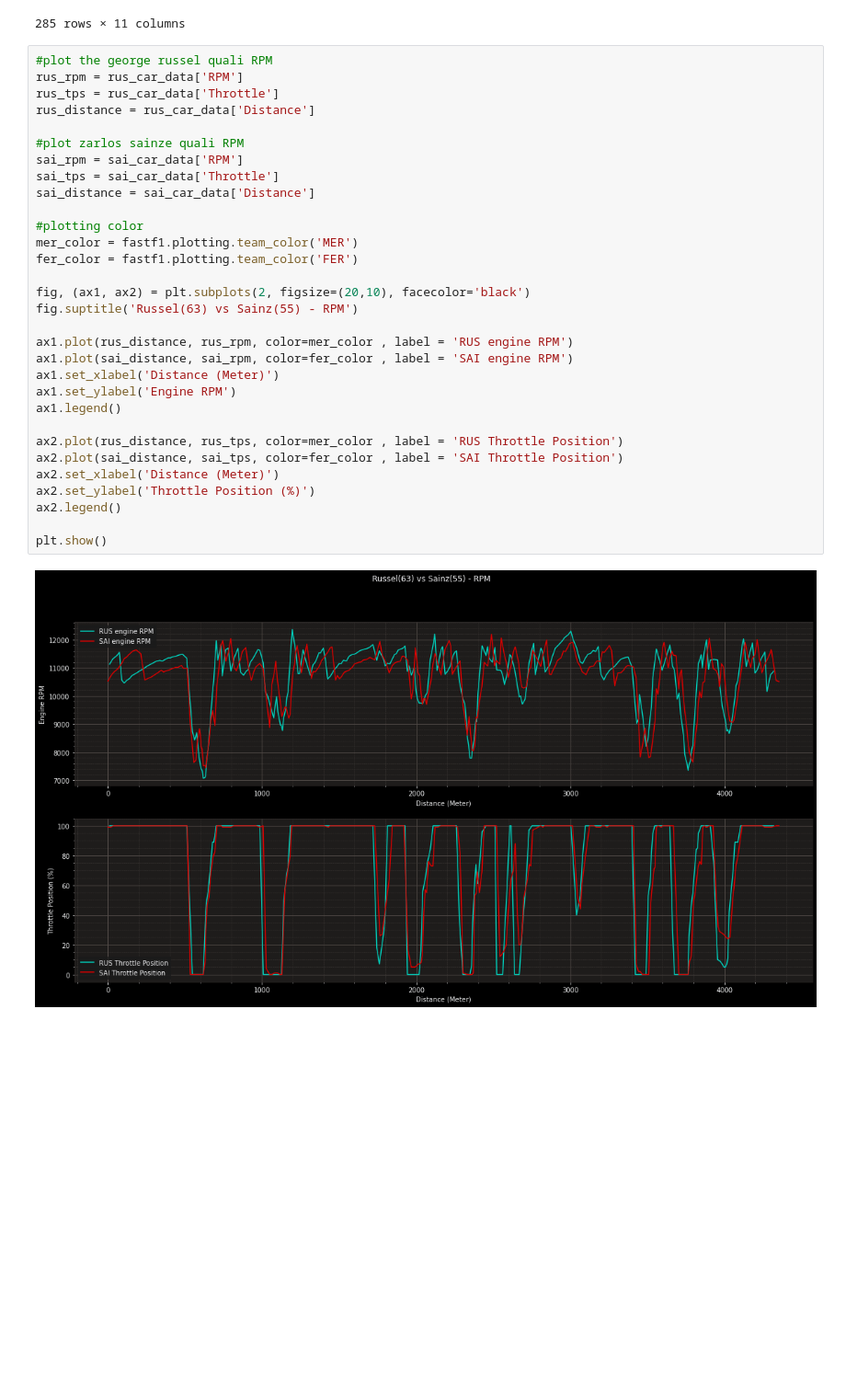
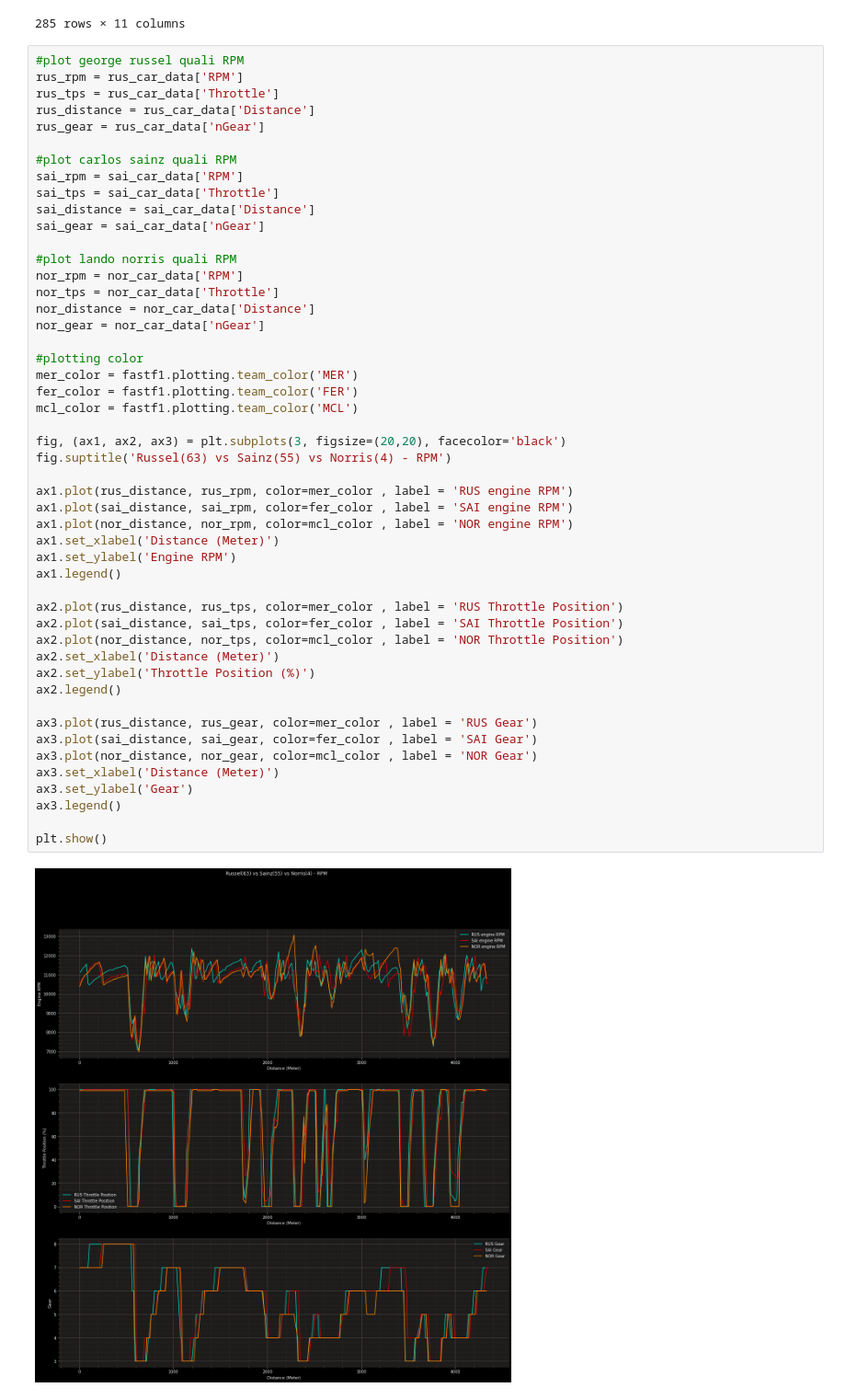
Before and after one commit to dhupee/Fastf1-head2head, a Jupyter notebook: fastf1-hungaroring-analysis.ipynb, the cells around one changed output. Shown at 92% size. Drawn from its saved outputs; the diff is of its cells as text; blank space fills up the shorter version.

Commit message:
add gear map, also deleting LEC's, dont need it

```diff
--- a/fastf1-hungaroring-analysis.ipynb
+++ b/fastf1-hungaroring-analysis.ipynb
@@ -133,35 +115,53 @@ nor_car_data
 | 284 | 2022-07-30 15:00:12.205 | 10798 | 259 | 6 | 99 | False | 14 | car | 0 days 00:01:17.694000 | 0 days 01:14:46.465000 | ... |
 285 rows × 11 columns
 # %%
-#plot the george russel quali RPM
+#plot george russel quali RPM
 rus_rpm = rus_car_data['RPM']
 rus_tps = rus_car_data['Throttle']
 rus_distance = rus_car_data['Distance']
+rus_gear = rus_car_data['nGear']
 
-#plot zarlos sainze quali RPM
+#plot carlos sainz quali RPM
 sai_rpm = sai_car_data['RPM']
 sai_tps = sai_car_data['Throttle']
 sai_distance = sai_car_data['Distance']
+sai_gear = sai_car_data['nGear']
+
+#plot lando norris quali RPM
+nor_rpm = nor_car_data['RPM']
+nor_tps = nor_car_data['Throttle']
+nor_distance = nor_car_data['Distance']
+nor_gear = nor_car_data['nGear']
 
 #plotting color
 mer_color = fastf1.plotting.team_color('MER')
 fer_color = fastf1.plotting.team_color('FER')
+mcl_color = fastf1.plotting.team_color('MCL')
 
-fig, (ax1, ax2) = plt.subplots(2, figsize=(20,10), facecolor='black')
-fig.suptitle('Russel(63) vs Sainz(55) - RPM')
+fig, (ax1, ax2, ax3) = plt.subplots(3, figsize=(20,20), facecolor='black')
+fig.suptitle('Russel(63) vs Sainz(55) vs Norris(4) - RPM')
 
 ax1.plot(rus_distance, rus_rpm, color=mer_color , label = 'RUS engine RPM')
 ax1.plot(sai_distance, sai_rpm, color=fer_color , label = 'SAI engine RPM')
+ax1.plot(nor_distance, nor_rpm, color=mcl_color , label = 'NOR engine RPM')
 ax1.set_xlabel('Distance (Meter)')
 ax1.set_ylabel('Engine RPM')
 ax1.legend()
 
 ax2.plot(rus_distance, rus_tps, color=mer_color , label = 'RUS Throttle Position')
 ax2.plot(sai_distance, sai_tps, color=fer_color , label = 'SAI Throttle Position')
+ax2.plot(nor_distance, nor_tps, color=mcl_color , label = 'NOR Throttle Position')
 ax2.set_xlabel('Distance (Meter)')
 ax2.set_ylabel('Throttle Position (%)')
 ax2.legend()
 
+ax3.plot(rus_distance, rus_gear, color=mer_color , label = 'RUS Gear')
+ax3.plot(sai_distance, sai_gear, color=fer_color , label = 'SAI Gear')
+ax3.plot(nor_distance, nor_gear, color=mcl_color , label = 'NOR Gear')
+ax3.set_xlabel('Distance (Meter)')
+ax3.set_ylabel('Gear')
+ax3.legend()
+
 plt.show()
 # %% [output]
-[figure, old version]
+[figure, new version]
```
Also changed, not shown: parts of 5 cells of this notebook.
